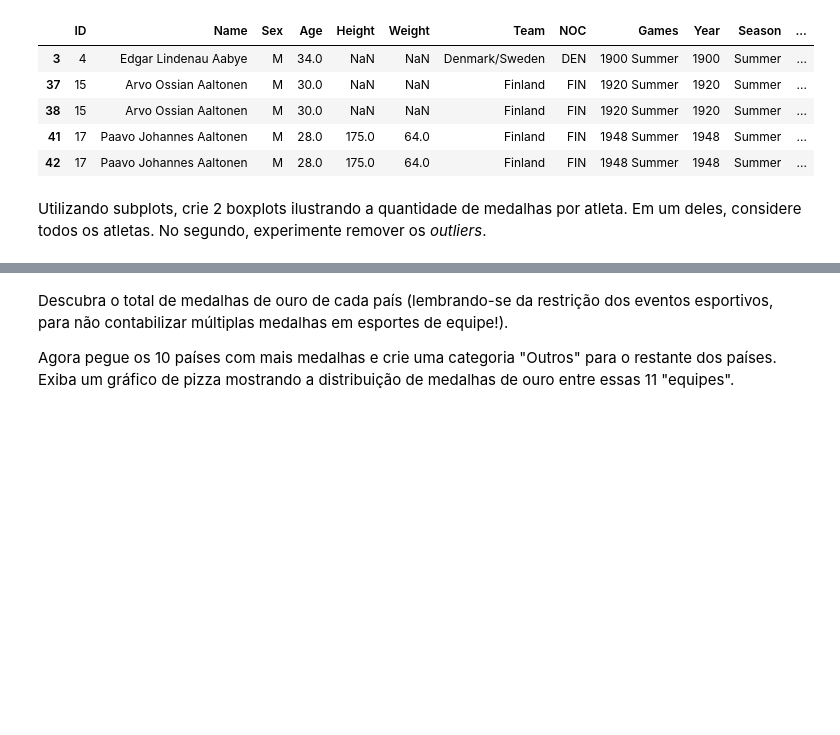
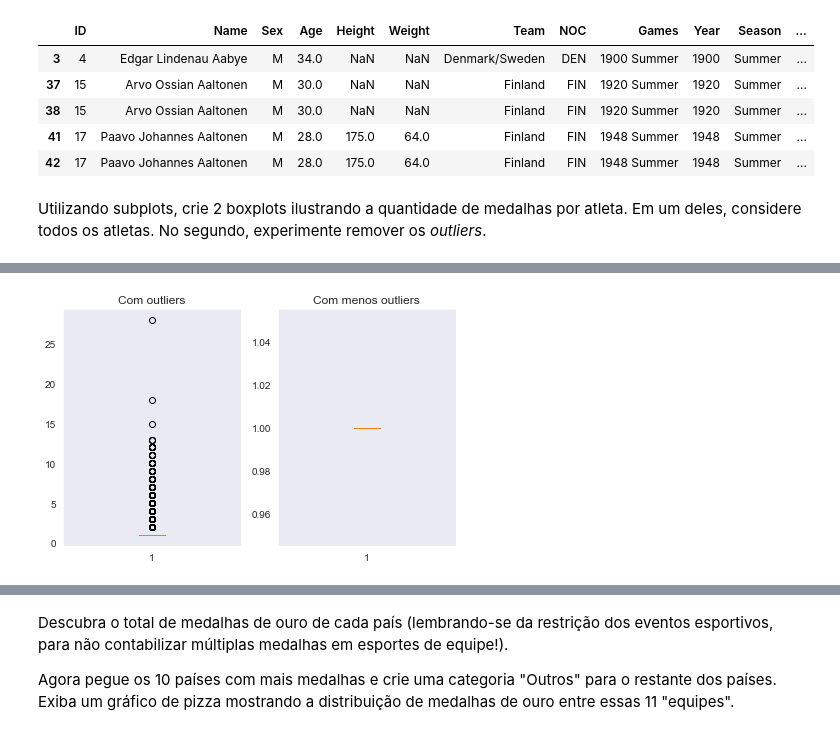
Before and after one commit to CylexTTY/Lets_Code_Python_Modulo3, a Jupyter notebook: Projeto_Pandas/Projeto_Dataviz.ipynb, the cells around one changed output, grey strips where cells are left out. Saved outputs shown, nothing was run; the diff lists cells and outputs as text; code cells hidden in the pictures; blank space fills up the shorter version.

```diff
--- a/Projeto_Pandas/Projeto_Dataviz.ipynb
+++ b/Projeto_Pandas/Projeto_Dataviz.ipynb
@@ -182,7 +251,7 @@ fig
 Filtre o DataFrame original para conter apenas informações sobre os **medalhistas** de todos os países **nos jogos de verão**.
 # %%
 # Filtrando o DF pirncipal para pegar jogos que sejando de verão E que NÃO seja nulo as medalhas -> Jogos de verão E medalhista.
-df_verao_medalhistas = df_olimpiadas[(df_olimpiadas['Season'] == 'Summer') & (~df_olimpiadas['Medal'].isna())]
+df_verao_medalhistas = df_olimpiadas.query('Season == "Summer"').dropna(subset=['Medal'])
 
 df_verao_medalhistas.head()
 # %% [output]
@@ -219,0 +266,4 @@ plt.tight_layout();
+# %%
+# Obtendo a quantidade de medalhas por atletas.
+df_med_summer = df_verao_medalhistas.Name.value_counts().reset_index(name='Medals').rename(columns={'index':'Nome'})
+df_med_summer.describe()
@@ -220,2 +280,31 @@ plt.tight_layout();
+# %%
+# Definindo o primeiro quartil.
+q1 = df_med_summer.Medals.quantile(0.25)
+
+# Definindo o terceiro quartil
+q3 = df_med_summer.Medals.quantile(0.75)
+
+# IQR
+IQR = q3 - q1
+
+# Obtendo limite inferior e superior.
+limite_inferior = max(q1 - 1.5 * IQR, df_med_summer.Medals.min())
+limite_superior = min(q3 + 1.5 * IQR, df_med_summer.Medals.max())
+
+# Filtrando os valores.
+df_med_summer_outliers =  df_med_summer[(df_med_summer.Medals >= limite_inferior) & (df_med_summer.Medals <= limite_superior)]
+# %%
+# Plotando
+fig, axs = plt.subplots(1, 2);
+
+axs[0].set_title('Com outliers')
+axs[0].boxplot(df_med_summer.Medals);
+
+axs[1].set_title('Com menos outliers')
+axs[1].boxplot(df_med_summer_outliers.Medals);
+
+plt.tight_layout();
+# %% [output]
+[figure, added]
 # %%
 # Apenas um teste de visualização com Plotly.
```
Also changed, not shown: parts of 44 cells of this notebook.
